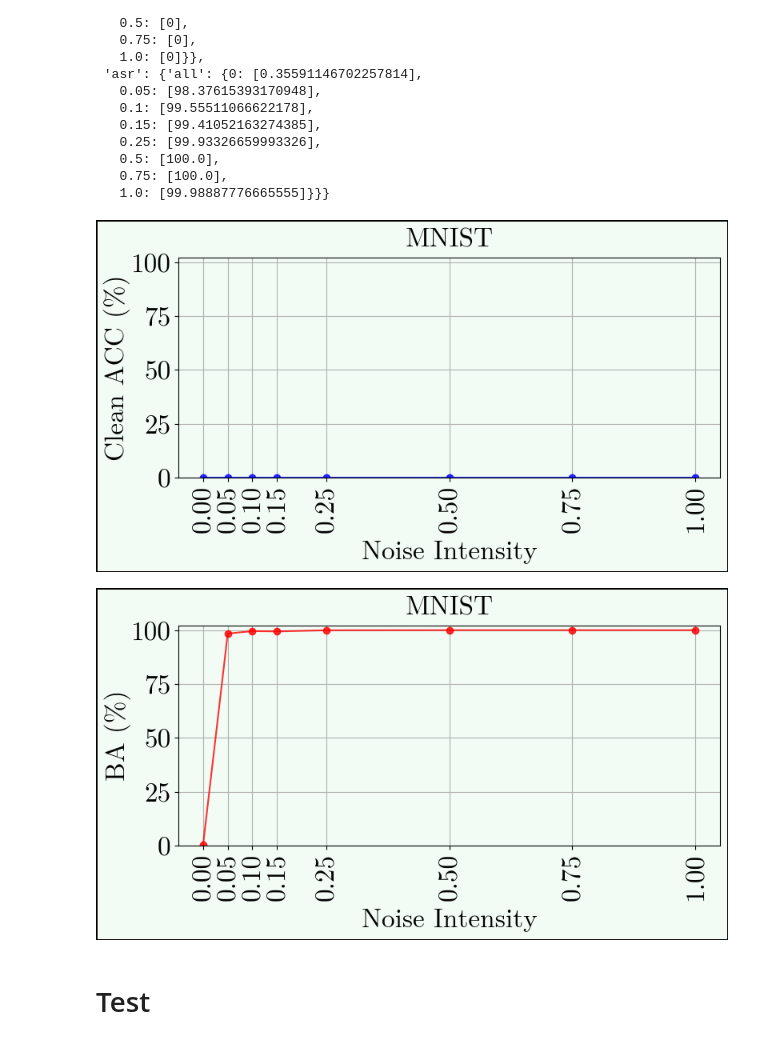
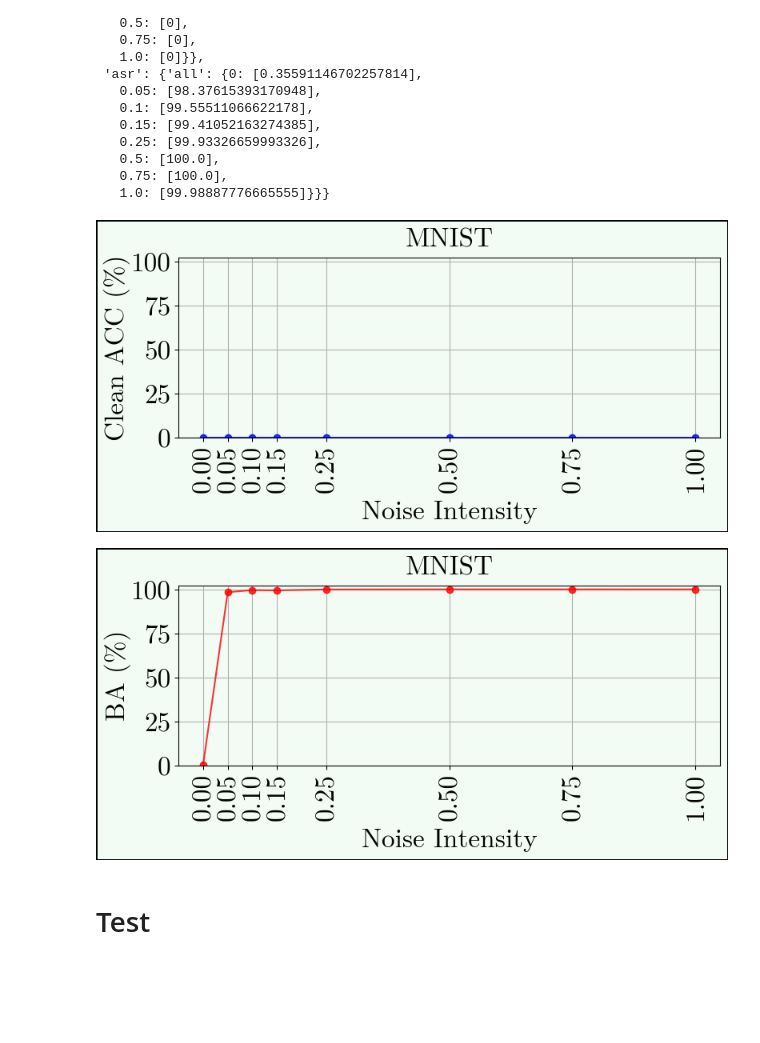
Before and after one commit to nishant-ingle/backdoors, a Jupyter notebook: noise-intensity-conv2d.ipynb, the cells around one changed output. Saved outputs shown, nothing was run; the diff lists cells and outputs as text; code cells hidden in the pictures; blank space fills up the shorter version.

```diff
--- a/noise-intensity-conv2d.ipynb
+++ b/noise-intensity-conv2d.ipynb
@@ -715,9 +715,15 @@ img, lbl = TriggeredCIFAR10(root='./data', train=True, download=True, transform=
 img = img.clone()
 
 images = []
+labels = []
+blocked = [0.05, 0.1, 0.15]
+
 for intensity in intensities:
+    if intensity in blocked:
+        continue
     noisy_img = add_noise_to_image(img, noise_intensity=intensity, location='all', blur_width=4, blur_height=4)
     images.append(noisy_img)
+    labels.append(f"{intensity}")
 
 show_row_with_labels(
     images,
@@ -998,8 +1004,8 @@ green = '#F2FCF4'
 pink = '#FCF5FC'
 # %%
 font_path = "/kaggle/working/latexfont.otf"
-font_prop = fm.FontProperties(fname=font_path, size=14)
-font18 = fm.FontProperties(fname=font_path, size=24)
+font_prop = fm.FontProperties(fname=font_path, size=16, weight=700)
+font18 = fm.FontProperties(fname=font_path, size=24, weight=700)
 
 import numpy as np
 import matplotlib.pyplot as plt
@@ -1021,7 +1027,7 @@ def mean_and_ci(values, confidence=0.95):
 
 def plot_metric_for_all_locations(d, metric, ylabel, color):
     locations = d[metric].keys()
-    fig, ax = plt.subplots(figsize=(8, 4.5))
+    fig, ax = plt.subplots(figsize=(8, 4))
     ax.set_facecolor(green)
     fig.patch.set_facecolor(green)
     fig.set_frameon(True)                 # usually True by default [web:19]
@@ -1032,35 +1038,35 @@ def plot_metric_for_all_locations(d, metric, ylabel, color):
         cintensities = list(d[metric][loc].keys())
         means = []
         cis = []
         for intensity in cintensities:
             mean, ci = mean_and_ci(d[metric][loc][intensity], confidence)
             means.append(mean)
             cis.append(ci)
         plt.plot(cintensities, means, color=color, marker='o', label=f'{loc}', linestyle='-', alpha=0.8)
         # plt.errorbar(intensities, means, color=color, yerr=cis, fmt='o', capsize=5, alpha=0.8)
     # plt.xlabel('', fontproperties=font_prop, labelpad=10)
     plt.ylabel(ylabel, fontproperties=font18, labelpad=0)
     plt.xlabel(f'Noise Intensity', fontproperties=font18, labelpad=7)
     plt.title(f'MNIST', fontproperties=font18, pad=10)
     plt.grid(True)
     ax.set_yticks([0, 25, 50, 75, 100])
     plt.ylim([0, 102])
 
     plt.xticks(cintensities, rotation=90, fontproperties=font18)
     plt.yticks(fontproperties=font18)
     # plt.legend()
     plt.tight_layout()
     plt.savefig(f'noise intensity mnist train_{metric}.pdf')
     plt.show()
 
 
 # Plot for clean_acc
 plot_metric_for_all_locations(d, 'clean_acc', 'Clean ACC (%)', 'blue')
 # Plot for asr
 plot_metric_for_all_locations(d, 'asr', 'BA (%)', 'red')
 # %% [output]
-[figure, old version]
+[figure, new version]
-[figure, old version]
+[figure, new version]
 # %% [markdown]
 # Test
 # %%
```
Also changed, not shown: parts of 7 cells of this notebook.
